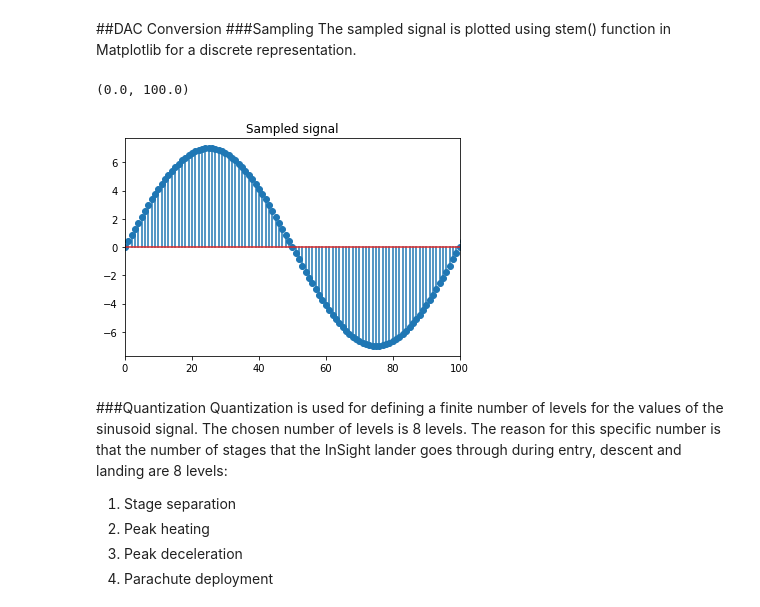
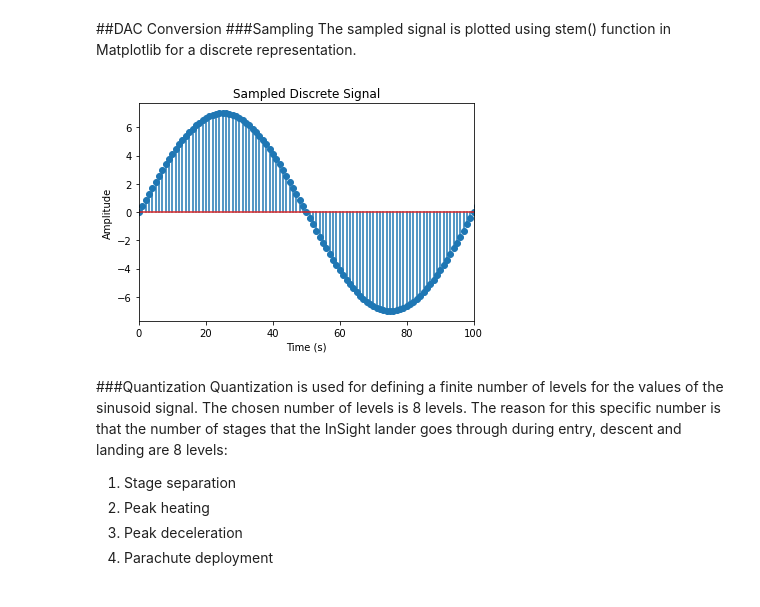
Before and after one commit to nourhanOfTerra/MARCO, a Jupyter notebook: MarCO.ipynb, the cells around one changed output. Cells and saved outputs as stored; diff of their text form; code cells hidden in the pictures.

```diff
--- a/MarCO.ipynb
+++ b/MarCO.ipynb
@@ -97,11 +95,13 @@ plt.savefig('Continuous Signal.png')
 The sampled signal is plotted using stem() function in Matplotlib for a discrete representation.
 # %%
 plt.stem(signal)
-plt.title('Sampled signal')
-plt.xlim(0, 100)
+plt.title('Sampled Discrete Signal')
+plt.xlim([0, 100])
+plt.xlabel('Time (s)')
+plt.ylabel('Amplitude')
+plt.savefig('Sampled Discrete Signal.png')
 # %% [output]
-(0.0, 100.0)
-[figure, old version]
+[figure, new version]
 # %% [markdown]
 ###Quantization
 Quantization is used for defining a finite number of levels for the values of the sinusoid signal. The chosen number of levels is 8 levels. The reason for this specific number is that the number of stages that the InSight lander goes through during entry, descent and landing are 8 levels:
```
Also changed, not shown: parts of 33 cells of this notebook.
